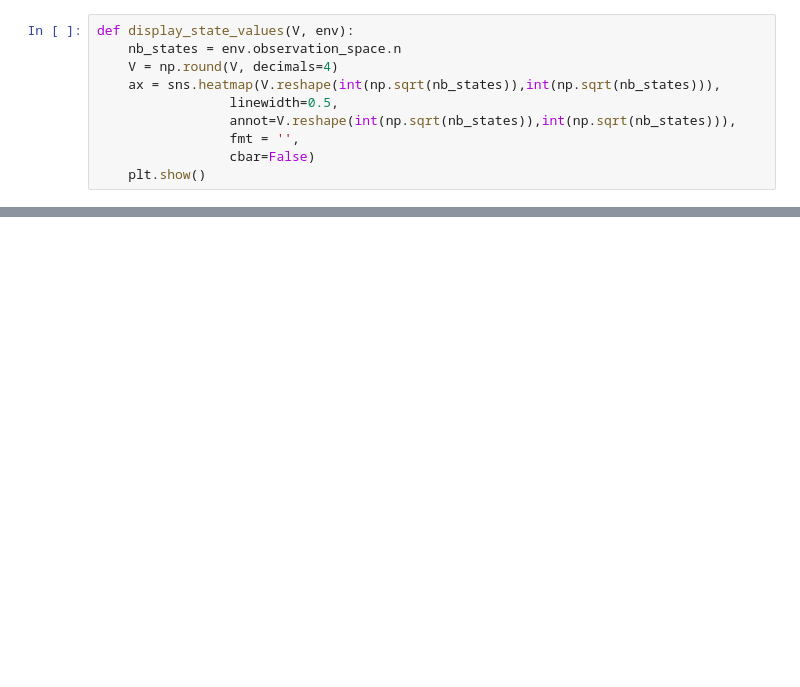
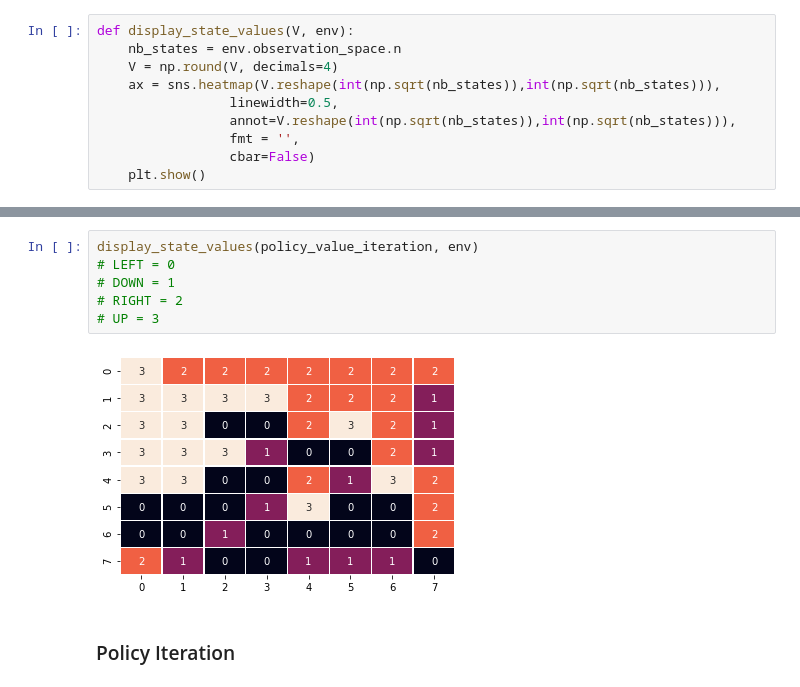
Before and after one commit to mkecera/4-markov-decision-processes, a Jupyter notebook: assignment4.ipynb, the cells around one changed output, grey strips where cells are left out. Cells and saved outputs as stored; diff of their text form; blank space fills up the shorter version.

```diff
--- a/assignment4.ipynb
+++ b/assignment4.ipynb
@@ -220,0 +140,10 @@ display_state_values(stateValues, env)
+# %%
+display_state_values(policy_value_iteration, env)
+# LEFT = 0
+# DOWN = 1
+# RIGHT = 2
+# UP = 3
+# %% [output]
+[figure, added]
+# %% [markdown]
+### Policy Iteration
```
Also changed, not shown: parts of 41 cells of this notebook.
